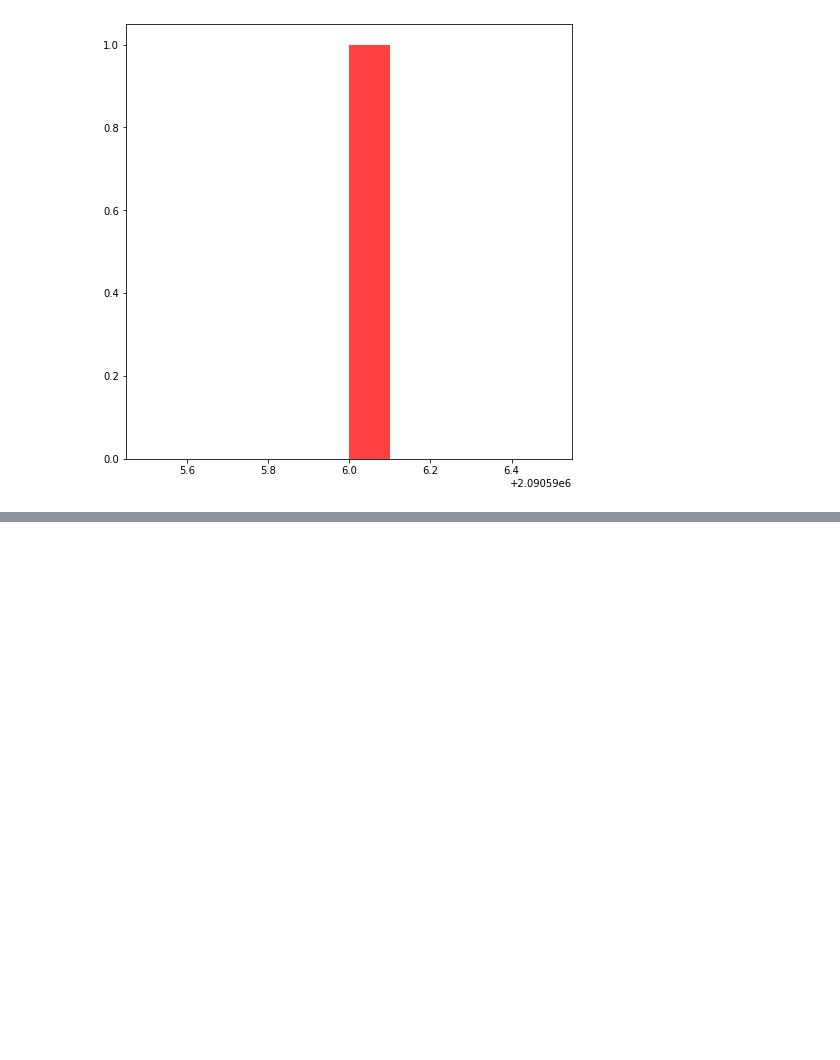
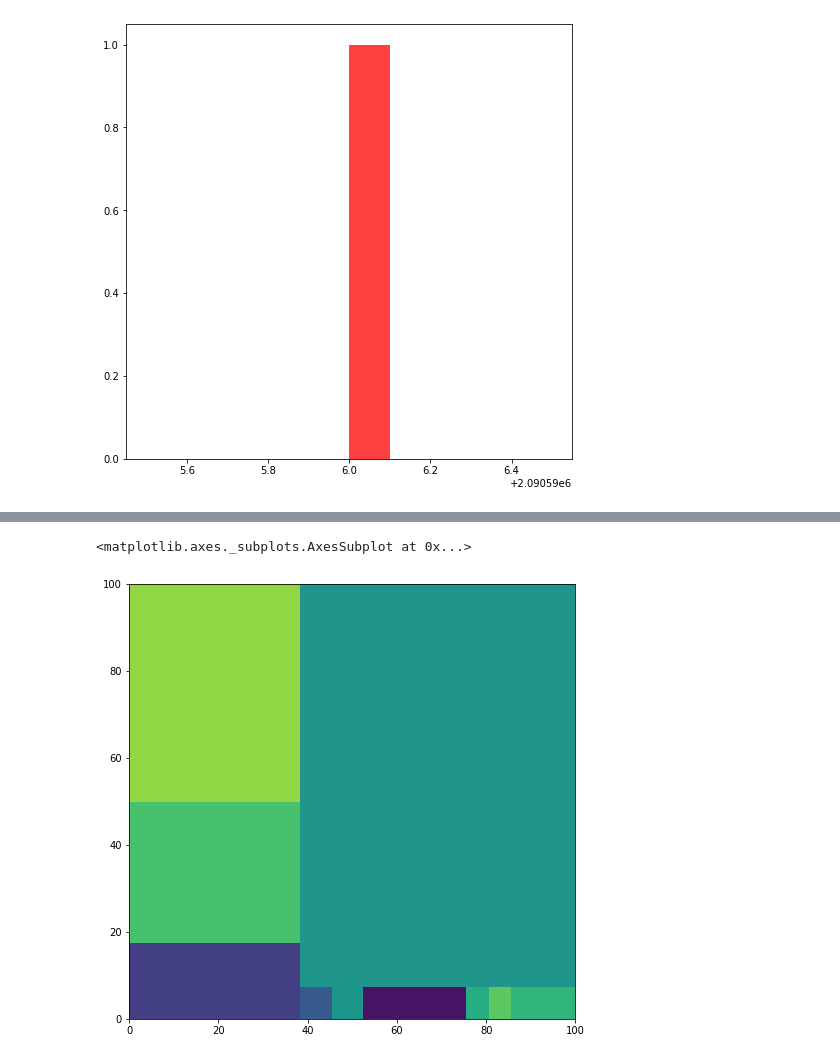
Before and after one commit to waraporn19/data_viz, a Jupyter notebook: Visualize_Data_Comparison.ipynb, the cells around one changed output, grey strips where cells are left out. Cells and saved outputs as stored; diff of their text form; code cells hidden in the pictures; blank space fills up the shorter version.

```diff
--- a/Visualize_Data_Comparison.ipynb
+++ b/Visualize_Data_Comparison.ipynb
@@ -298,0 +329,5 @@ plt.hist(q7_1.count(),10,facecolor = 'red',alpha=0.75);
+# %%
+squarify.plot(output2[0])
+# %% [output]
+<matplotlib.axes._subplots.AxesSubplot at 0x...>
+[figure, added]
```
Also changed, not shown: parts of 31 cells of this notebook.
